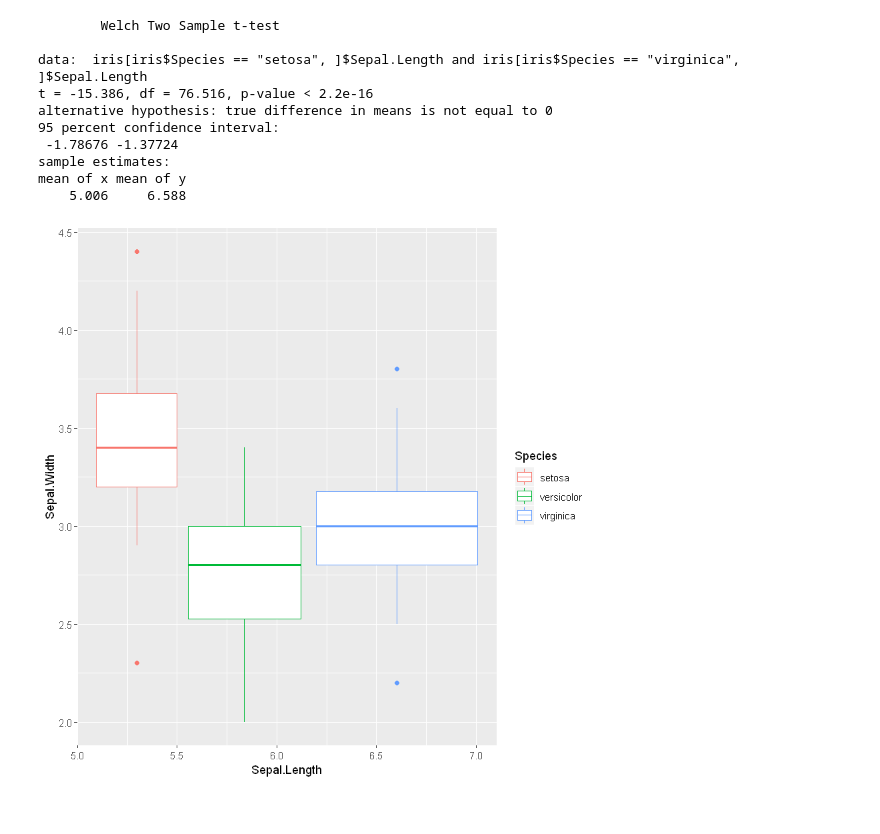
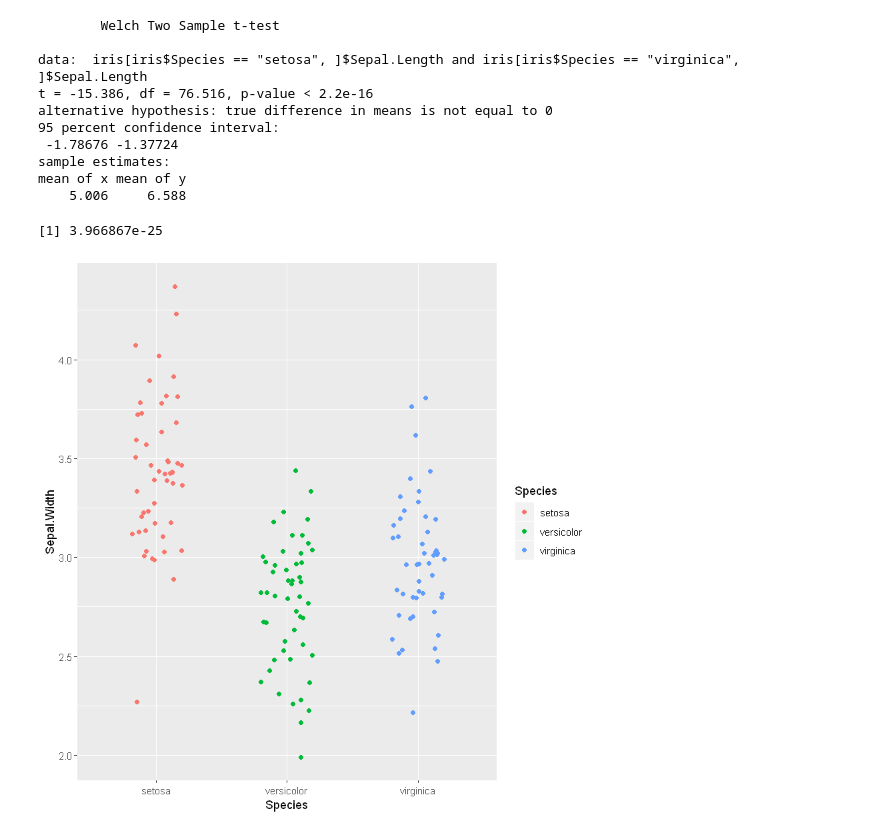
Before and after one commit to DC-3T/Gorter_R_tutorial, a Jupyter notebook: R-Presentation.ipynb, the cells around one changed output. Drawn from its saved outputs; the diff is of its cells as text; code cells hidden in the pictures.

```diff
--- a/R-Presentation.ipynb
+++ b/R-Presentation.ipynb
@@ -41,8 +44,17 @@ alternative hypothesis: true difference in means is not equal to 0
 sample estimates:
 mean of x mean of y
     5.006     6.588
+# %%
+# If we want to be more concise, we can assign the t-test result to a variable...
+ttest <- t.test(iris[iris$Species == 'setosa',]$Sepal.Length, iris[iris$Species == 'virginica',]$Sepal.Length)
+# ...and access the stats of interest like so:
+ttest$p.value
+# Note how, above, we used '<-' to assign to a variable. In R, the '=' is generally used for function arguments only
+# %% [output]
+[1] 3.966867e-25
 # %%
 library(ggplot2)
-ggplot(data=iris, aes(x=Sepal.Length, y=Sepal.Width, color=Species)) + geom_boxplot()
+plot_data <- ggplot(data = iris, aes(x = Species, y = Sepal.Width, colour = Species))
+plot_data + geom_jitter(width = 0.2)
 # %% [output]
-[figure, old version]
+[figure, new version]
```
Also changed, not shown: parts of 5 cells of this notebook.
